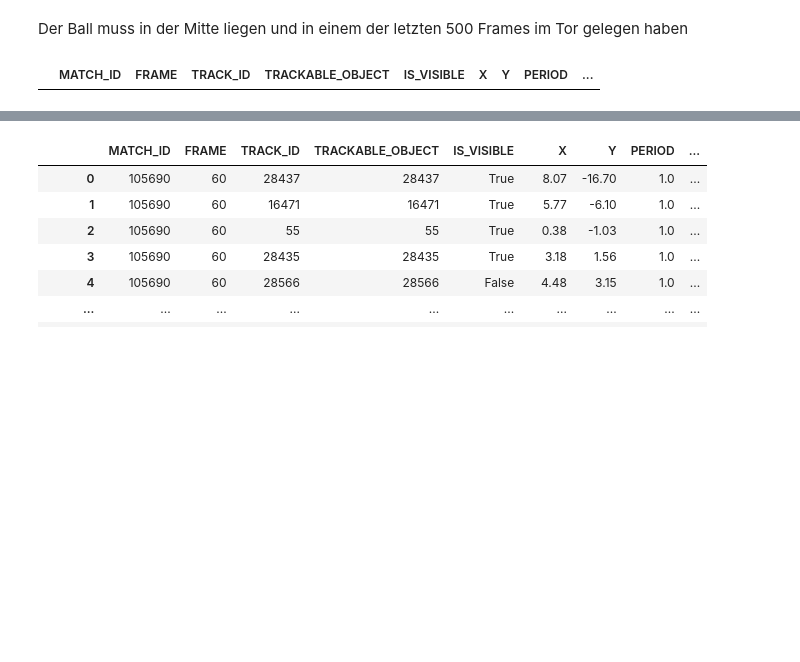
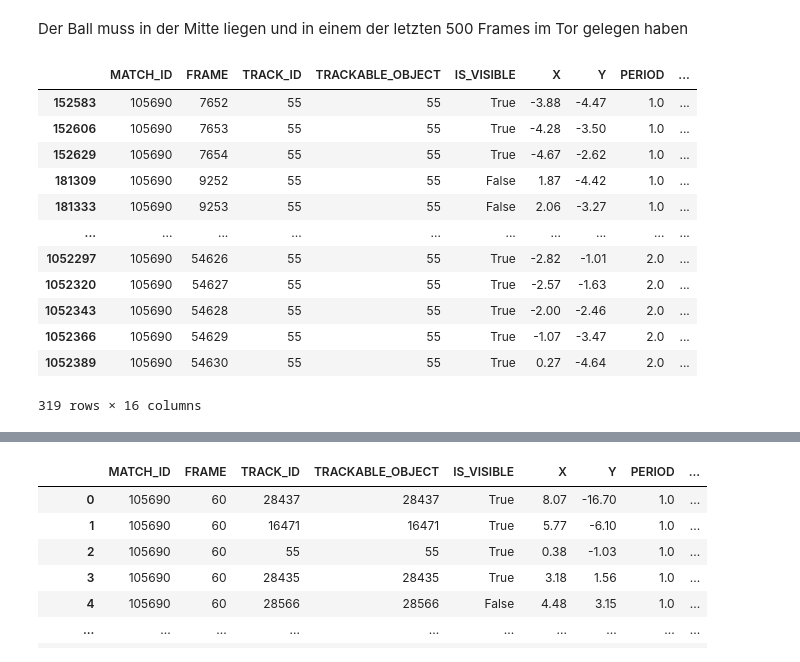
Before and after one commit to FelixFritz02/Eintracht-Data-Project, a Jupyter notebook: data_exploration.ipynb, the cells around one changed output, grey strips where cells are left out. Drawn from its saved outputs; the diff is of its cells as text; code cells hidden in the pictures; blank space fills up the shorter version.

```diff
--- a/data_exploration.ipynb
+++ b/data_exploration.ipynb
@@ -266,20 +232,32 @@ tracking_ball[tracking_ball['TIME_DIFF'] >= "00:00:30.0"]
 # %% [markdown]
 Der Ball muss in der Mitte liegen und in einem der letzten 500 Frames im Tor gelegen haben
 # %%
-tracking_ball['is_center'] = (tracking_ball['X'].abs() < 1.5) & (tracking_ball['Y'].abs() < 1.5)
+tracking_ball['is_center'] = (tracking_ball['X'].abs() < 5) & (tracking_ball['Y'].abs() < 5)
 
 tracking_ball['is_goal_zone'] = (
-    ((ball['X'] > 51) & (tracking_ball['X'] < 53) | (tracking_ball['X'] < -51) & (tracking_ball['X'] > -53)) &
-    (ball['Y'].abs() < 5)
+    ((tracking_ball['X'] > 51) | (tracking_ball['X'] < -51) ) &
+    (tracking_ball['Y'].abs() < 10)
 )
 
-tracking_ball['goal_in_last_600'] = (
+tracking_ball['goal_in_last_1200'] = (
     tracking_ball['is_goal_zone']
-    .rolling(window=600, min_periods=1)
+    .rolling(window=1200, min_periods=1)
     .max()  # True, wenn mindestens 1x True in diesem Fenster war
 )
 
-result = tracking_ball[tracking_ball['is_center'] & tracking_ball['goal_in_last_600']]
+result = tracking_ball[tracking_ball['is_center'] & tracking_ball['goal_in_last_1200'] ]
 result
 # %% [output]
 |  | MATCH_ID | FRAME | TRACK_ID | TRACKABLE_OBJECT | IS_VISIBLE | X | Y | PERIOD | ... |
+| 152583 | 105690 | 7652 | 55 | 55 | True | -3.88 | -4.47 | 1.0 | ... |
+| 152606 | 105690 | 7653 | 55 | 55 | True | -4.28 | -3.50 | 1.0 | ... |
+| 152629 | 105690 | 7654 | 55 | 55 | True | -4.67 | -2.62 | 1.0 | ... |
+| 181309 | 105690 | 9252 | 55 | 55 | False | 1.87 | -4.42 | 1.0 | ... |
+| 181333 | 105690 | 9253 | 55 | 55 | False | 2.06 | -3.27 | 1.0 | ... |
+| ... | ... | ... | ... | ... | ... | ... | ... | ... | ... |
+| 1052297 | 105690 | 54626 | 55 | 55 | True | -2.82 | -1.01 | 2.0 | ... |
+| 1052320 | 105690 | 54627 | 55 | 55 | True | -2.57 | -1.63 | 2.0 | ... |
+| 1052343 | 105690 | 54628 | 55 | 55 | True | -2.00 | -2.46 | 2.0 | ... |
+| 1052366 | 105690 | 54629 | 55 | 55 | True | -1.07 | -3.47 | 2.0 | ... |
+| 1052389 | 105690 | 54630 | 55 | 55 | True | 0.27 | -4.64 | 2.0 | ... |
+319 rows × 16 columns
```
Also changed, not shown: parts of 10 cells of this notebook, 11 other files.
